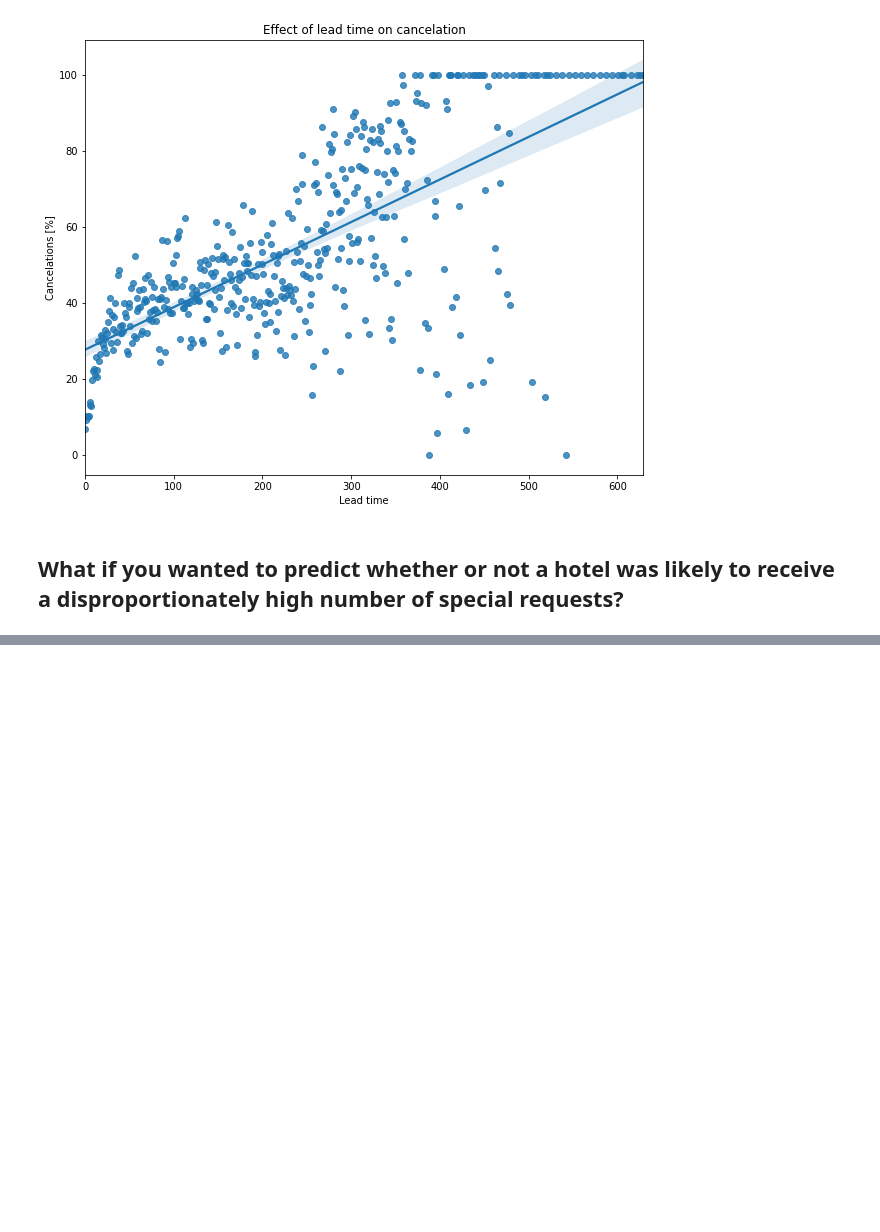
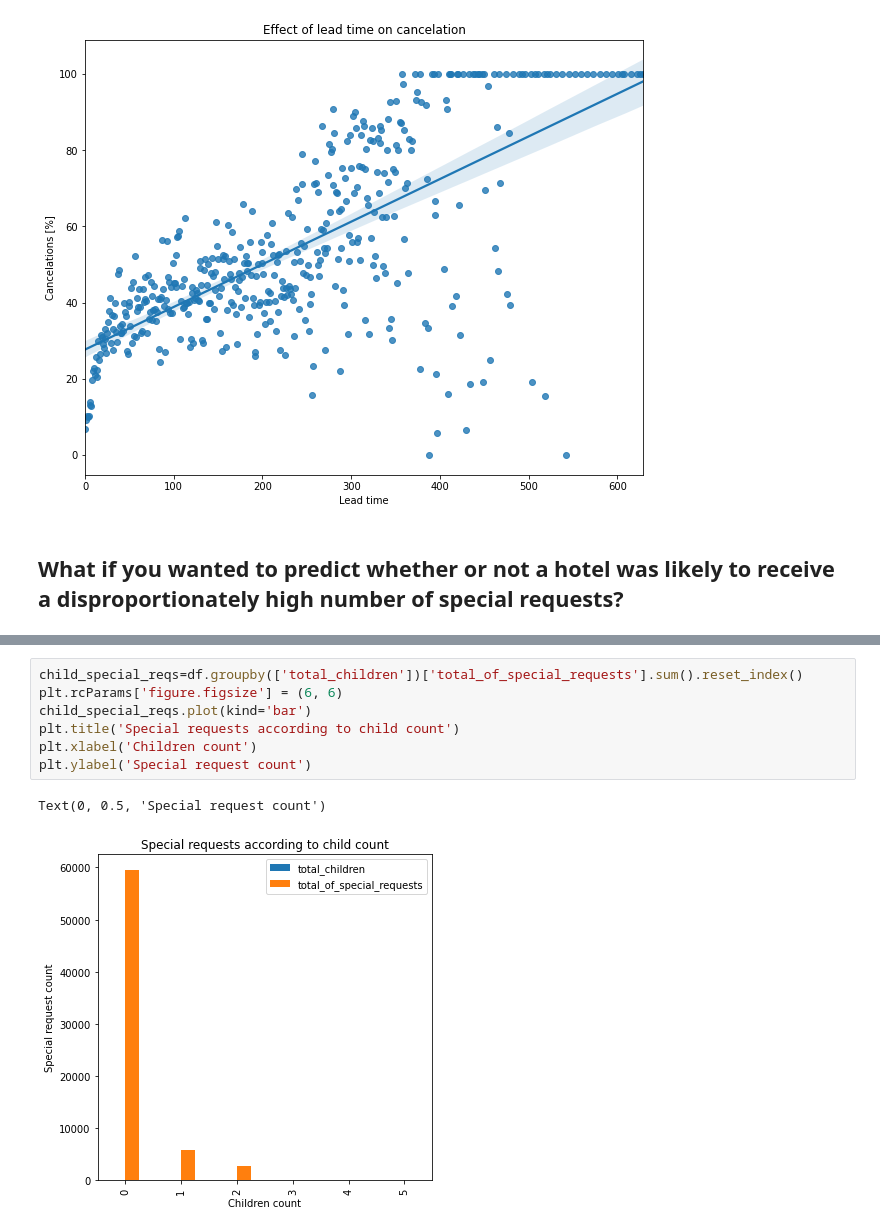
Before and after one commit to parulsinghr/hotel-booking-analysis, a Jupyter notebook: Hotel_booking_analysis_team_project.ipynb, the cells around one changed output, grey strips where cells are left out. Drawn from its saved outputs; the diff is of its cells as text; blank space fills up the shorter version.

```diff
--- a/Hotel_booking_analysis_team_project.ipynb
+++ b/Hotel_booking_analysis_team_project.ipynb
@@ -939,0 +992,10 @@ new_2016.plot(kind='bar')
+# %%
+child_special_reqs=df.groupby(['total_children'])['total_of_special_requests'].sum().reset_index()
+plt.rcParams['figure.figsize'] = (6, 6)
+child_special_reqs.plot(kind='bar')
+plt.title('Special requests according to child count')
+plt.xlabel('Children count')
+plt.ylabel('Special request count')
+# %% [output]
+Text(0, 0.5, 'Special request count')
+[figure, added]
```
Also changed, not shown: parts of 18 cells of this notebook.
